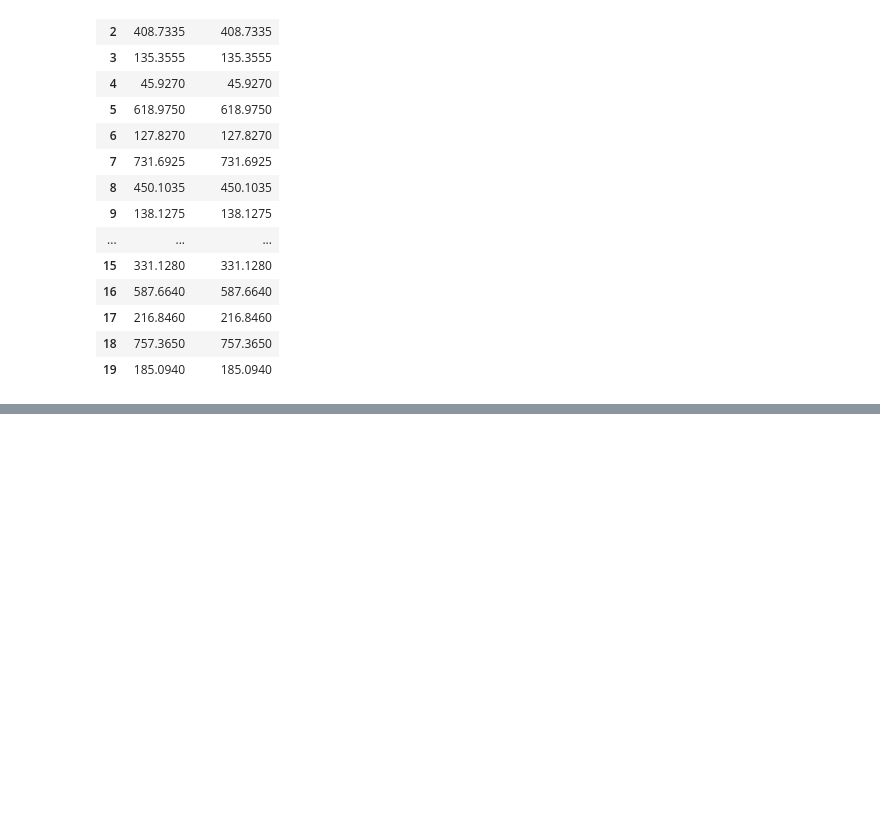
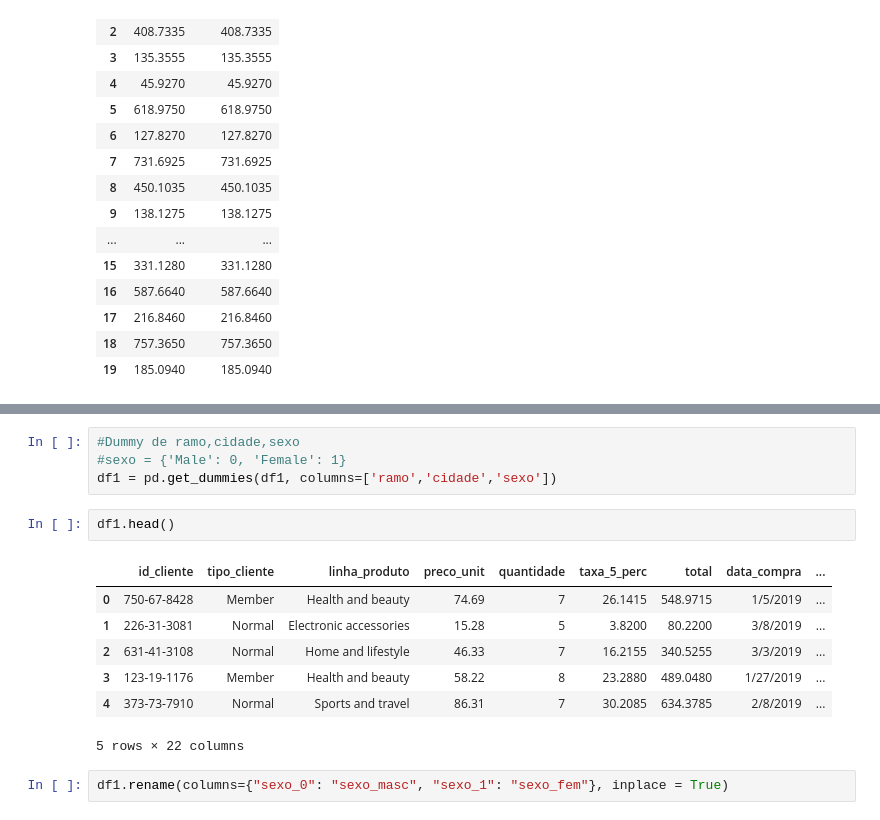
Before and after one commit to joseboas/Analise_Mercado_e_Regresssao, a Jupyter notebook: Análise de Vendas - Supermercado.ipynb, the cells around one changed output, grey strips where cells are left out. Saved outputs shown, nothing was run; the diff lists cells and outputs as text; blank space fills up the shorter version.

```diff
--- a/Análise de Vendas - Supermercado.ipynb
+++ b/Análise de Vendas - Supermercado.ipynb
@@ -1035,0 +1106,16 @@ df_results.head(20)
+# %%
+#Dummy de ramo,cidade,sexo
+#sexo = {'Male': 0, 'Female': 1}
+df1 = pd.get_dummies(df1, columns=['ramo','cidade','sexo'])
+# %%
+df1.head()
+# %% [output]
+|  | id_cliente | tipo_cliente | linha_produto | preco_unit | quantidade | taxa_5_perc | total | data_compra | ... |
+| 0 | 750-67-8428 | Member | Health and beauty | 74.69 | 7 | 26.1415 | 548.9715 | 1/5/2019 | ... |
+| 1 | 226-31-3081 | Normal | Electronic accessories | 15.28 | 5 | 3.8200 | 80.2200 | 3/8/2019 | ... |
+| 2 | 631-41-3108 | Normal | Home and lifestyle | 46.33 | 7 | 16.2155 | 340.5255 | 3/3/2019 | ... |
+| 3 | 123-19-1176 | Member | Health and beauty | 58.22 | 8 | 23.2880 | 489.0480 | 1/27/2019 | ... |
+| 4 | 373-73-7910 | Normal | Sports and travel | 86.31 | 7 | 30.2085 | 634.3785 | 2/8/2019 | ... |
+5 rows × 22 columns
+# %%
+df1.rename(columns={"sexo_0": "sexo_masc", "sexo_1": "sexo_fem"}, inplace = True)
```
Also changed, not shown: parts of 43 cells of this notebook.
